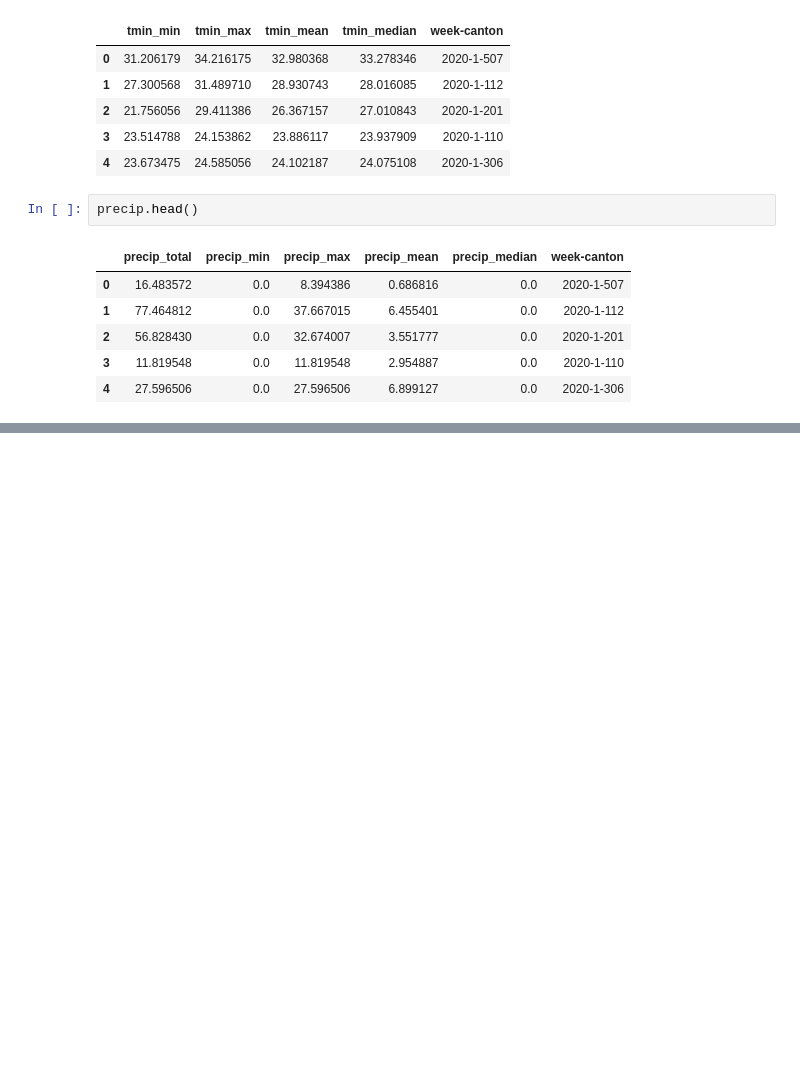
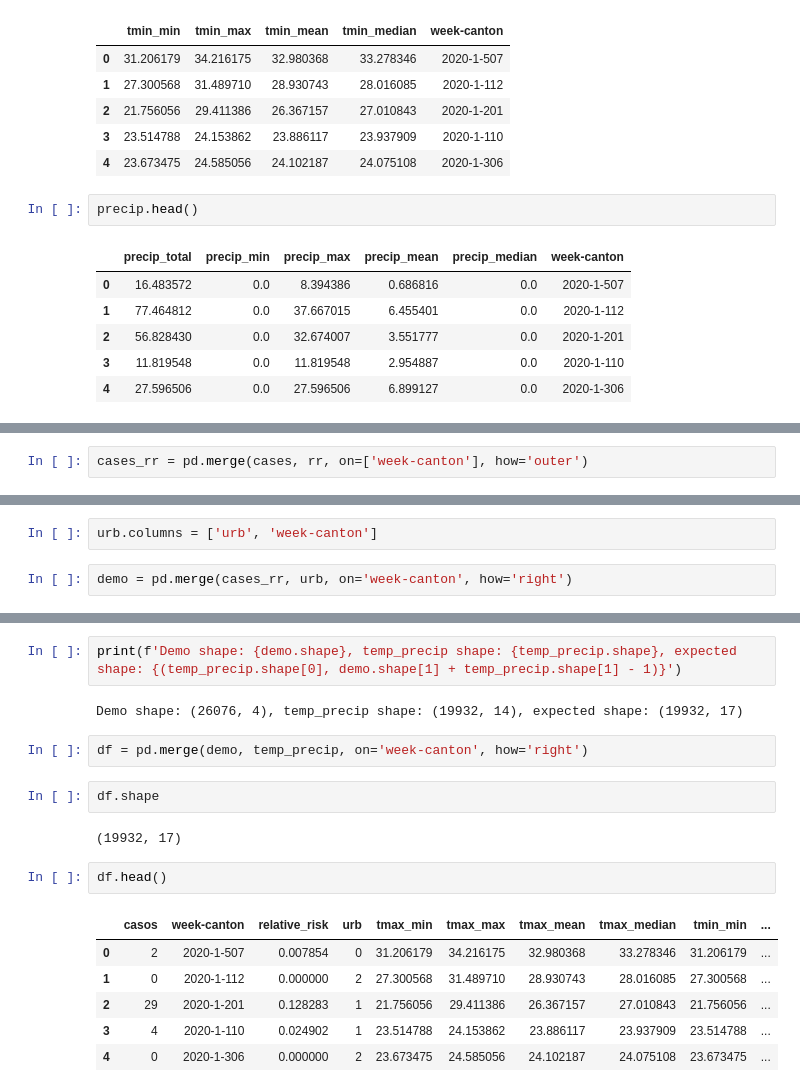
Before and after one commit to artisticlimon/dengue-model, a Jupyter notebook: processing/integrate_data/integrate_data.ipynb, the cells around one changed output, grey strips where cells are left out. Drawn from its saved outputs; the diff is of its cells as text; blank space fills up the shorter version.

```diff
--- a/processing/integrate_data/integrate_data.ipynb
+++ b/processing/integrate_data/integrate_data.ipynb
@@ -142,0 +197,2 @@ precip.head()
+# %%
+cases_rr = pd.merge(cases, rr, on=['week-canton'], how='outer')
@@ -142,0 +221,4 @@ precip.head()
+# %%
+urb.columns = ['urb', 'week-canton']
+# %%
+demo = pd.merge(cases_rr, urb, on='week-canton', how='right')
@@ -142,0 +238,19 @@ precip.head()
+# %%
+print(f'Demo shape: {demo.shape}, temp_precip shape: {temp_precip.shape}, expected shape: {(temp_precip.shape[0], demo.shape[1] + temp_precip.shape[1] - 1)}')
+# %% [output]
+Demo shape: (26076, 4), temp_precip shape: (19932, 14), expected shape: (19932, 17)
+# %%
+df = pd.merge(demo, temp_precip, on='week-canton', how='right')
+# %%
+df.shape
+# %% [output]
+(19932, 17)
+# %%
+df.head()
+# %% [output]
+|  | casos | week-canton | relative_risk | urb | tmax_min | tmax_max | tmax_mean | tmax_median | tmin_min | ... |
+| 0 | 2 | 2020-1-507 | 0.007854 | 0 | 31.206179 | 34.216175 | 32.980368 | 33.278346 | 31.206179 | ... |
+| 1 | 0 | 2020-1-112 | 0.000000 | 2 | 27.300568 | 31.489710 | 28.930743 | 28.016085 | 27.300568 | ... |
+| 2 | 29 | 2020-1-201 | 0.128283 | 1 | 21.756056 | 29.411386 | 26.367157 | 27.010843 | 21.756056 | ... |
+| 3 | 4 | 2020-1-110 | 0.024902 | 1 | 23.514788 | 24.153862 | 23.886117 | 23.937909 | 23.514788 | ... |
+| 4 | 0 | 2020-1-306 | 0.000000 | 2 | 23.673475 | 24.585056 | 24.102187 | 24.075108 | 23.673475 | ... |
```
Also changed, not shown: parts of 22 cells of this notebook, 1 other file.
